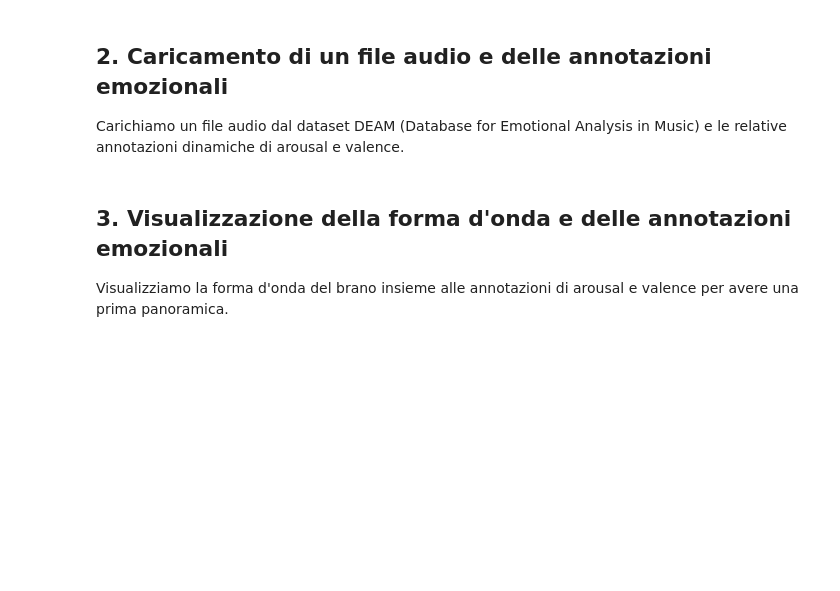
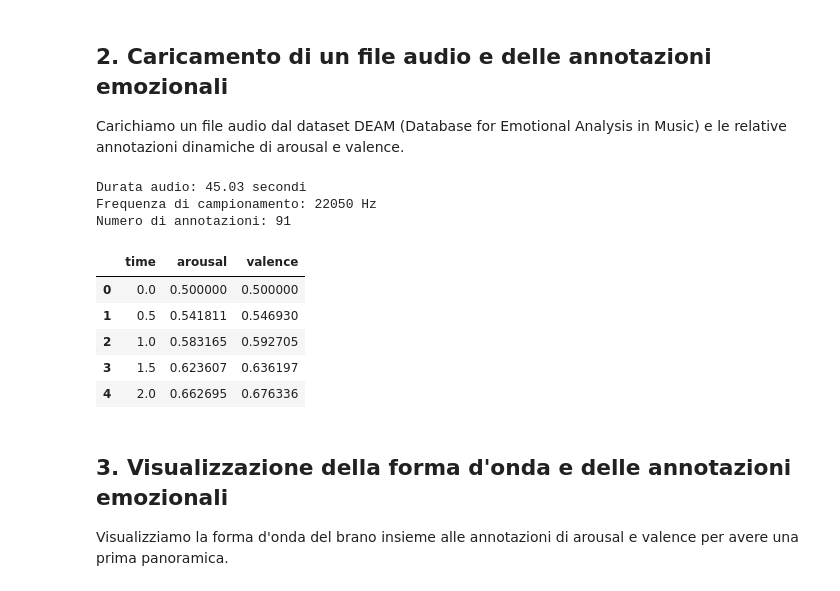
Before and after one commit to alessandropizzimenti/DEAM_project, a Jupyter notebook: DEAM_analisi_temporale_audio.ipynb, the cells around one changed output. Drawn from its saved outputs; the diff is of its cells as text; code cells hidden in the pictures; blank space fills up the shorter version.

```diff
--- a/DEAM_analisi_temporale_audio.ipynb
+++ b/DEAM_analisi_temporale_audio.ipynb
@@ -27,40 +27,50 @@ plt.rcParams['font.size'] = 12  # Dimensione del testo nei grafici
 
 Carichiamo un file audio dal dataset DEAM (Database for Emotional Analysis in Music) e le relative annotazioni dinamiche di arousal e valence.
 # %%
-# Percorso del file audio (da modificare in base alla posizione effettiva)
-file_path = 'DEAM_audio/MEMD_audio/5.mp3'  # Utilizziamo un file esistente nella cartella MEMD_audio
+# Percorso del file audio
+file_path = r'C:\Users\PC\Desktop\develhope\projects\DEAM_project\DEAM_project\DEAM_audio\MEMD_audio\5.mp3'  # Utilizziamo un file esistente nella cartella MEMD_audio
 
 # Carichiamo il file audio
 # y contiene i dati audio (come un'onda sonora)
 # sr è la frequenza di campionamento (quanti punti al secondo)
 y, sr = librosa.load(file_path, duration=60)  # Limitiamo a 60 secondi per semplicità
 
 print(f"Durata audio: {len(y)/sr:.2f} secondi")
 print(f"Frequenza di campionamento: {sr} Hz")
 
 # Simuliamo le annotazioni dinamiche di arousal e valence
 # In un caso reale, queste verrebbero caricate da file
 # Nota: nel dataset DEAM, le annotazioni sono tipicamente campionate a 2Hz (ogni 500ms)
 
 # Creiamo un array di tempo per le annotazioni (un punto ogni 500ms)
 annotation_time = np.arange(0, len(y)/sr, 0.5)
 
 # Simuliamo valori di arousal (eccitazione) che aumentano e diminuiscono nel tempo
 # In un caso reale, questi dati verrebbero caricati dal dataset DEAM
 arousal = 0.5 + 0.4 * np.sin(2 * np.pi * annotation_time / 30)
 
 # Simuliamo valori di valence (positività) che variano nel tempo
 valence = 0.5 + 0.3 * np.sin(2 * np.pi * annotation_time / 20)
 
 # Creiamo un DataFrame per le annotazioni
 annotations = pd.DataFrame({
     'time': annotation_time,
     'arousal': arousal,
     'valence': valence
 })
 
 print(f"Numero di annotazioni: {len(annotations)}")
 annotations.head()  # Mostriamo le prime righe
+# %% [output]
+Durata audio: 45.03 secondi
+Frequenza di campionamento: 22050 Hz
+Numero di annotazioni: 91
+|  | time | arousal | valence |
+| 0 | 0.0 | 0.500000 | 0.500000 |
+| 1 | 0.5 | 0.541811 | 0.546930 |
+| 2 | 1.0 | 0.583165 | 0.592705 |
+| 3 | 1.5 | 0.623607 | 0.636197 |
+| 4 | 2.0 | 0.662695 | 0.676336 |
 # %% [markdown]
 ## 3. Visualizzazione della forma d'onda e delle annotazioni emozionali
 
```
Also changed, not shown: parts of 6 cells of this notebook, 2 other files.
